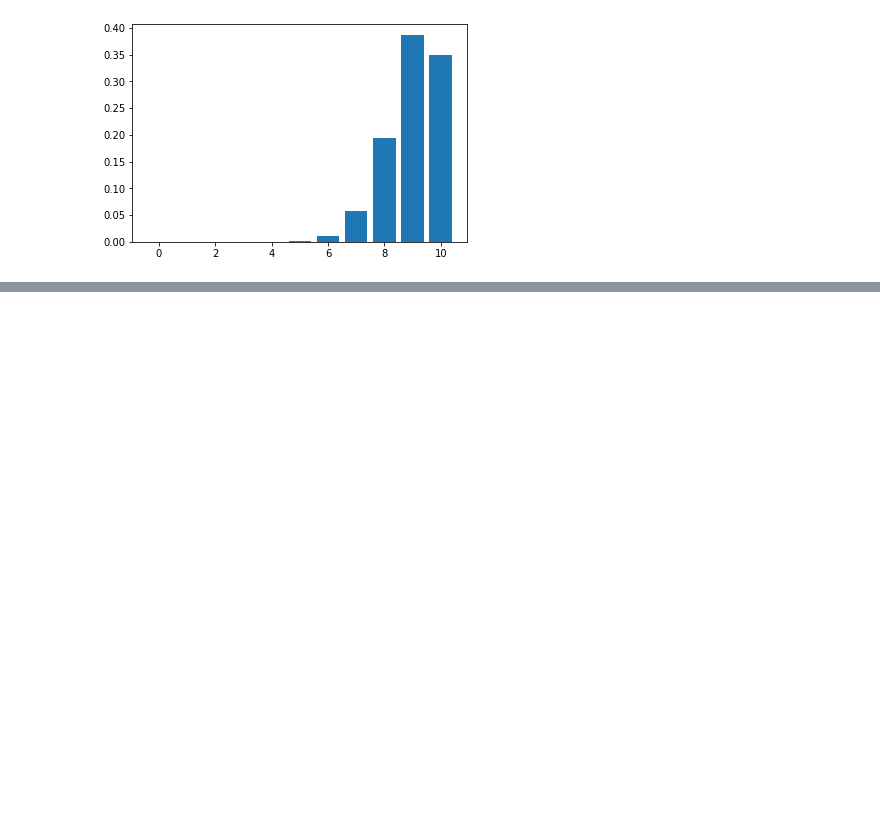
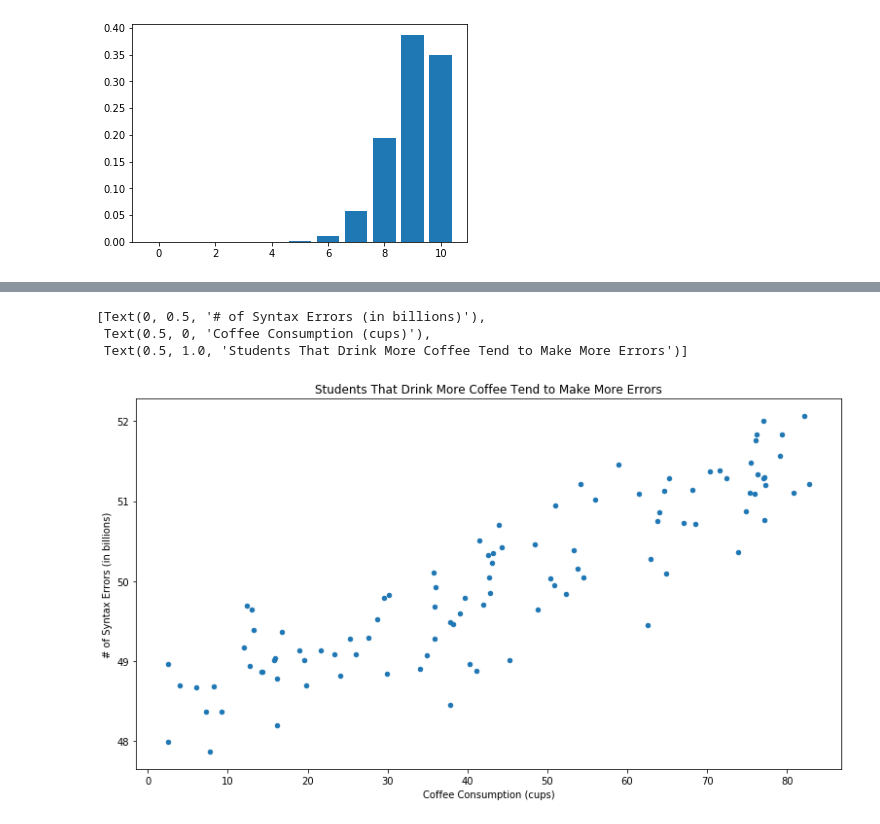
Before and after one commit to adam-gomez/regression-exercises, a Jupyter notebook: warmup.ipynb, the cells around one changed output, grey strips where cells are left out. Cells and saved outputs as stored; diff of their text form; code cells hidden in the pictures; blank space fills up the shorter version.

```diff
--- a/warmup.ipynb
+++ b/warmup.ipynb
@@ -92,0 +95,8 @@ plt.bar(x, y)
+# %%
+import matplotlib as mpl
+import matplotlib.pyplot as plt
+import pandas as pd
+import numpy as np
+
+url = 'https://gist.githubusercontent.com/zgulde/018f5d601efc79cb741a7aba92f51d29/raw/c08f1c09f605b43e9a354890f9dd68f296e76dc4/students.csv'
+df = pd.read_csv(url)
@@ -92,0 +124,3 @@ plt.bar(x, y)
+# %%
+df['oz_coffee'] = df.ml_coffee / 29.5735
+df.head()
@@ -92,0 +134,15 @@ plt.bar(x, y)
+# %%
+df['syntax_errors_billions'] = df.syntax_errors / 1_000_000_000
+df['cups_coffee'] = df.oz_coffee / 8
+# %%
+ax = df.plot.scatter(y='syntax_errors_billions', x='cups_coffee', figsize=(13,7))
+ax.set(
+    xlabel= 'Coffee Consumption (cups)',
+    ylabel= '# of Syntax Errors (in billions)',
+    title= "Students That Drink More Coffee Tend to Make More Errors"
+)
+# %% [output]
+[Text(0, 0.5, '# of Syntax Errors (in billions)'),
+ Text(0.5, 0, 'Coffee Consumption (cups)'),
+ Text(0.5, 1.0, 'Students That Drink More Coffee Tend to Make More Errors')]
+[figure, added]
```
Also changed, not shown: parts of 10 cells of this notebook, 1 other file.
